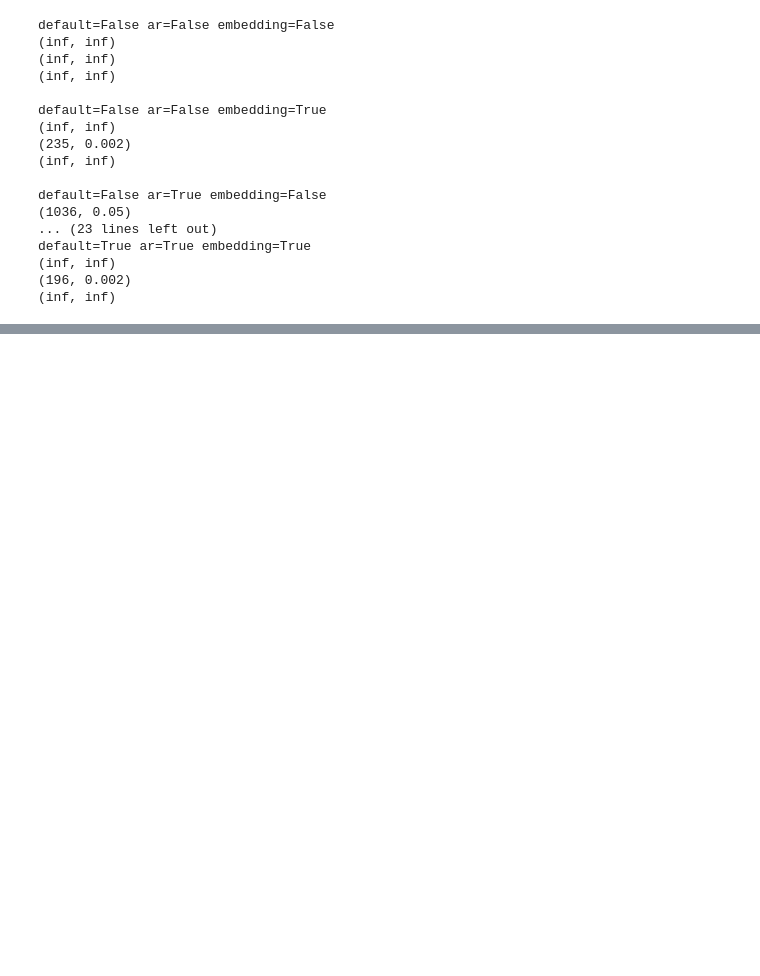
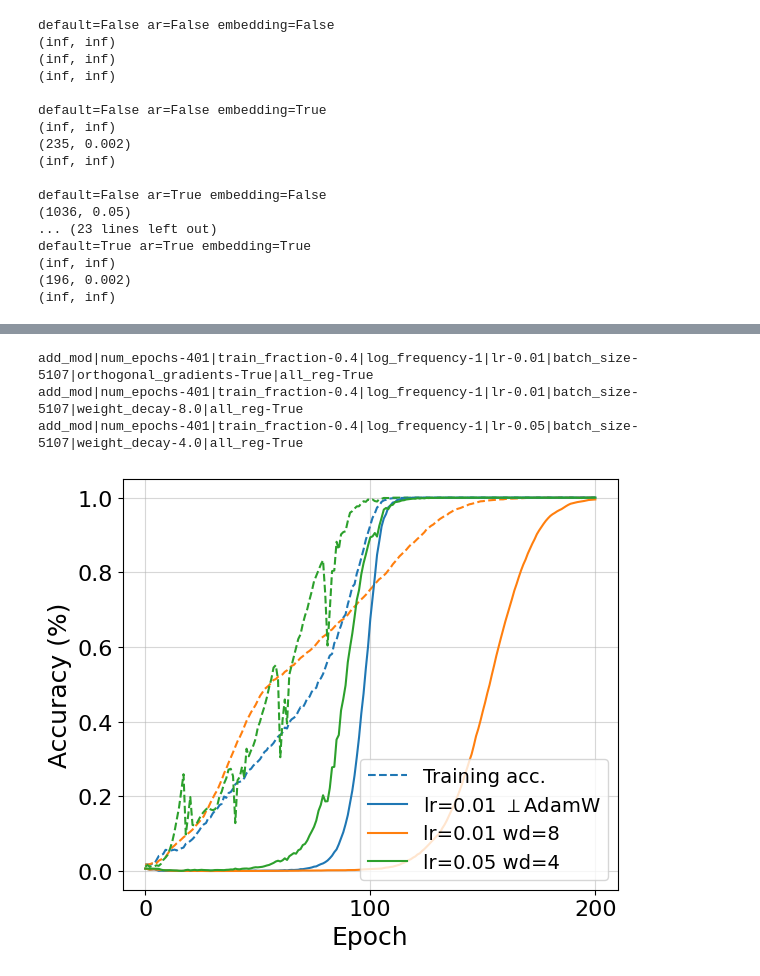
Before and after one commit to EIFY/grokking-at-the-edge-of-numerical-stability, a Jupyter notebook: wd_plots.ipynb, the cells around one changed output, grey strips where cells are left out. Drawn from its saved outputs; the diff is of its cells as text; code cells hidden in the pictures; blank space fills up the shorter version.

Commit message:
extend LR grid, update & clean up WD exp. notebook

```diff
--- a/wd_plots.ipynb
+++ b/wd_plots.ipynb
@@ -174,3 +181,72 @@ plt.show()
+# %%
+import matplotlib.pyplot as plt
+from matplotlib.ticker import FuncFormatter
+import pandas as pd
+
+log_frequency = 1
+train_acc = []
+test_acc = []
+
+ar = True
+embedding = False
+hidden = 2
+default=False
+
+hidden_sizes = '' if hidden == 2 else f'|hidden_sizes-{[200] * hidden}'
+epochs = 10001 if not embedding and hidden == 1 else 401
+input_size = '|input_size-100' if embedding else ''
+use_embedding = '|use_embedding-True' if embedding else ''
+all_reg = '|all_reg-True' if ar else ''
+beta_epsilon = '|beta2-0.999|adam_epsilon-1e-08' if default else ''
+
+lr = 0.01
+experiment_key = f'add_mod{hidden_sizes}|num_epochs-{epochs}|train_fraction-0.4{input_size}|log_frequency-1|lr-{lr}|batch_size-5107|orthogonal_gradients-True{use_embedding}{all_reg}{beta_epsilon}'
+print(experiment_key)
+experiment_metrics, num_logged_epochs = read_metrics(experiment_key)
+train_acc.append(get_metric_values(experiment_metrics, "train", "accuracy"))
+test_acc.append(get_metric_values(experiment_metrics, "test", "accuracy"))
+
+keys = []
+for lr, wd in (lr_wd := [(0.01, 8), (0.05, 4)]):
+    experiment_key = f'add_mod{hidden_sizes}|num_epochs-{epochs}|train_fraction-0.4{input_size}|log_frequency-1|lr-{lr}|batch_size-5107|weight_decay-{wd}.0{use_embedding}{all_reg}'
+    print(experiment_key)
+    experiment_metrics, num_logged_epochs = read_metrics(experiment_key)
+    train_acc.append(get_metric_values(experiment_metrics, "train", "accuracy"))
+    test_acc.append(get_metric_values(experiment_metrics, "test", "accuracy"))
+
+epochs = range(201) # range(0, log_frequency * (num_logged_epochs), log_frequency)
+fig, ax = plt.subplots(figsize=(6, 5))
+
+ax.plot(epochs, train_acc[0][:201], linestyle='--', label='Training acc.')
+for acc in train_acc[1:]:
+    ax.plot(epochs, acc[:201], linestyle='--')
+
+plt.gca().set_prop_cycle(None)
+
+ax.plot(epochs, test_acc[0][:201], label=r'lr=0.01 $\perp$AdamW')
+for (lr, wd), acc in zip(lr_wd, test_acc[1:]):
+    ax.plot(epochs, acc[:201], label=f'{lr=} {wd=}')
+
+ax.set_xlabel('Epoch', fontsize=18)
+ax.set_ylabel('Accuracy (%)', fontsize=18)
+
+ax.grid(alpha=0.5)
+ax.legend(fontsize=14, loc="lower right")
+
+ax.xaxis.set_major_formatter(FuncFormatter(format_func))
+
+ax.set_xticks(epochs[::100])
+plt.xticks(fontsize=16)
+plt.yticks(fontsize=16)
+
+plt.tight_layout()
+plt.savefig('best_experiments.png')
+plt.show()
+# %% [output]
+add_mod|num_epochs-401|train_fraction-0.4|log_frequency-1|lr-0.01|batch_size-5107|orthogonal_gradients-True|all_reg-True
+add_mod|num_epochs-401|train_fraction-0.4|log_frequency-1|lr-0.01|batch_size-5107|weight_decay-8.0|all_reg-True
+add_mod|num_epochs-401|train_fraction-0.4|log_frequency-1|lr-0.05|batch_size-5107|weight_decay-4.0|all_reg-True
+[figure, added]
 # %%
 import matplotlib.pyplot as plt
 from matplotlib.ticker import FuncFormatter
```
Also changed, not shown: parts of 17 cells of this notebook, 1 other file.
